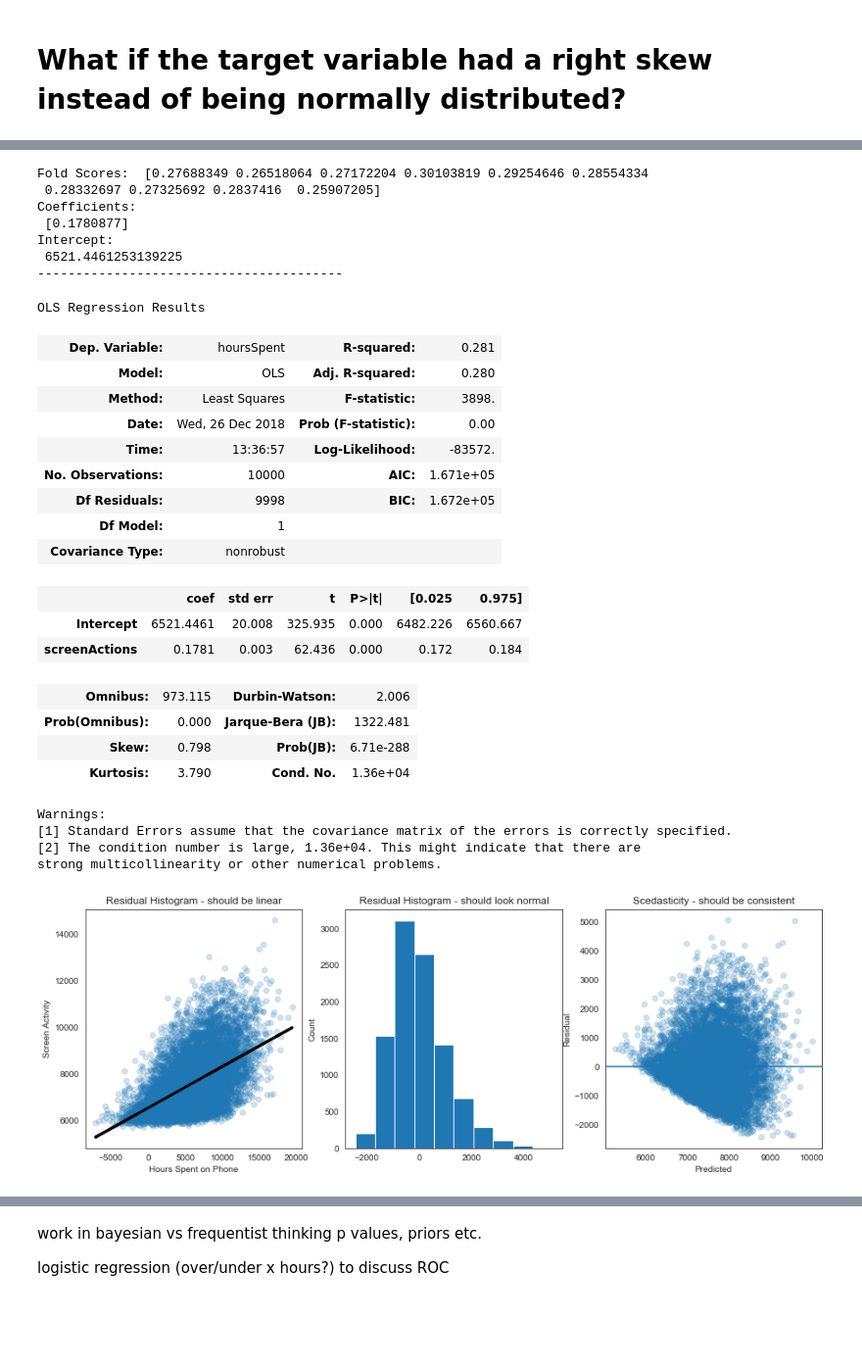
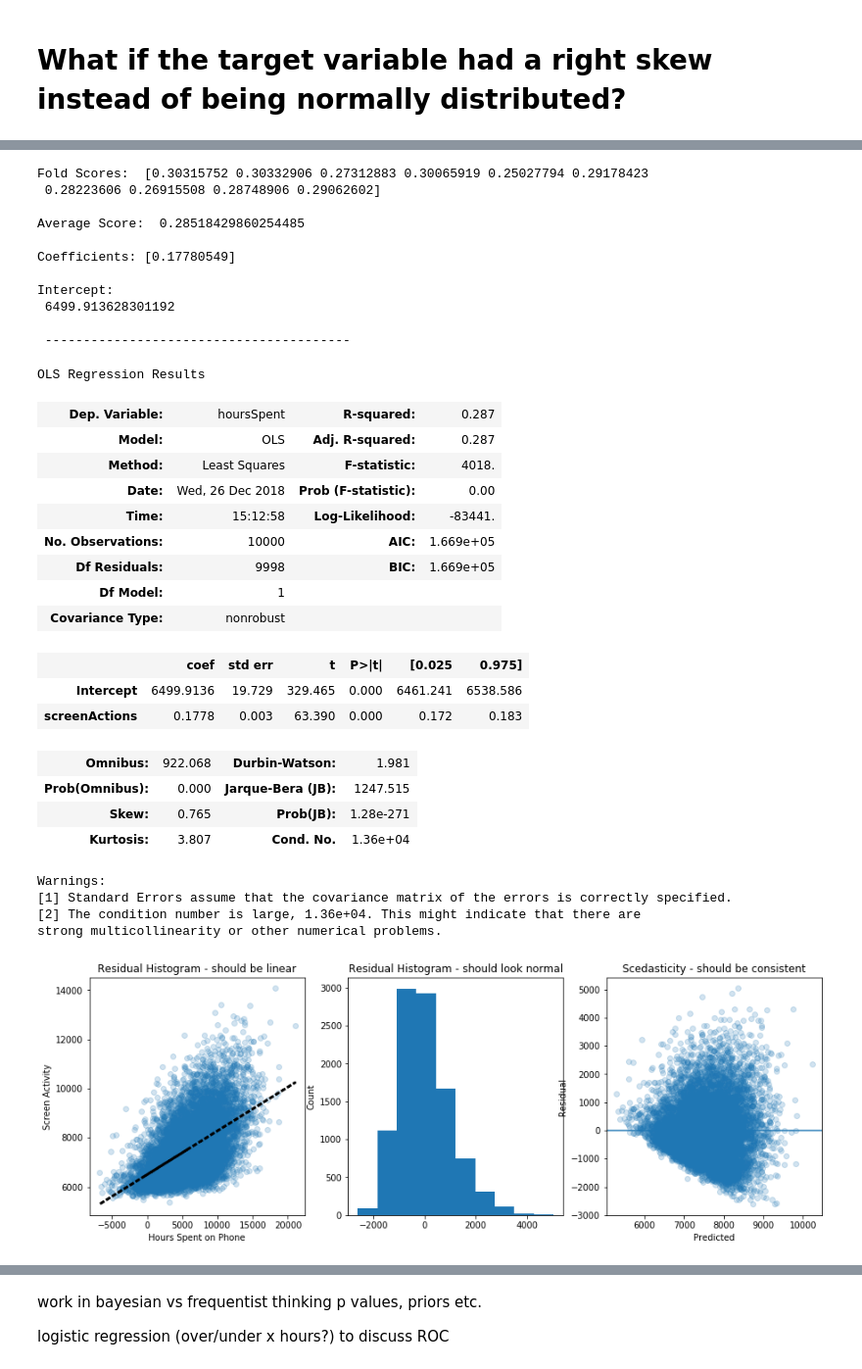
Before and after one commit to conditg/predicting-disruption, a Jupyter notebook: working-notebook.ipynb, the cells around one changed output, grey strips where cells are left out. Shown at 98% size. Cells and saved outputs as stored; diff of their text form; code cells hidden in the pictures; blank space fills up the shorter version.

```diff
--- a/working-notebook.ipynb
+++ b/working-notebook.ipynb
@@ -354,7 +359,7 @@ plt.show()
 # %% [markdown]
 # What if the target variable had a right skew instead of being normally distributed?
 # %%
-rightskew = createSet(targetskew=15, size=10000)
+rightskew = createSet(targetskew=10, size=10000)
 plt.hist(rightskew.df.hoursSpent, color='g', bins=50)
 plt.xlabel('Hours Spent on Phone (dependent variable)')
 plt.show()
@@ -369,10 +374,10 @@ y = rightskew.df['hoursSpent']
 regr.fit(pd.DataFrame(x),y)
 scores = cross_val_score(regr,pd.DataFrame(x),y,cv=10)
 print("Fold Scores: ",scores)
-print('Coefficients: \n', regr.coef_)
-print('Intercept: \n', regr.intercept_)
-print('-'*40)
-
+print("\nAverage Score: ",np.mean(scores))
+print('\nCoefficients:', regr.coef_)
+print('\nIntercept: \n', regr.intercept_)
+print('\n','-'*40)
 #statsmodels
 
 linear_formula = 'hoursSpent ~ screenActions'
@@ -381,30 +386,34 @@ linear_formula = 'hoursSpent ~ screenActions'
 lm = smf.ols(formula=linear_formula, data=rightskew.df).fit()
 lm.summary()
 # %% [output]
-Fold Scores:  [0.27688349 0.26518064 0.27172204 0.30103819 0.29254646 0.28554334
- 0.28332697 0.27325692 0.2837416  0.25907205]
-Coefficients:
- [0.1780877]
+Fold Scores:  [0.30315752 0.30332906 0.27312883 0.30065919 0.25027794 0.29178423
+ 0.28223606 0.26915508 0.28748906 0.29062602]
+
+Average Score:  0.28518429860254485
+
+Coefficients: [0.17780549]
+
 Intercept:
- 6521.4461253139225
-----------------------------------------
+ 6499.913628301192
+
+ ----------------------------------------
 OLS Regression Results
-| Dep. Variable: | hoursSpent | R-squared: | 0.281 |
-| Model: | OLS | Adj. R-squared: | 0.280 |
-| Method: | Least Squares | F-statistic: | 3898. |
+| Dep. Variable: | hoursSpent | R-squared: | 0.287 |
+| Model: | OLS | Adj. R-squared: | 0.287 |
+| Method: | Least Squares | F-statistic: | 4018. |
 | Date: | Wed, 26 Dec 2018 | Prob (F-statistic): | 0.00 |
-| Time: | 13:36:57 | Log-Likelihood: | -83572. |
-| No. Observations: | 10000 | AIC: | 1.671e+05 |
-| Df Residuals: | 9998 | BIC: | 1.672e+05 |
+| Time: | 15:12:58 | Log-Likelihood: | -83441. |
+| No. Observations: | 10000 | AIC: | 1.669e+05 |
+| Df Residuals: | 9998 | BIC: | 1.669e+05 |
 | Df Model: | 1 |  |  |
 | Covariance Type: | nonrobust |  |  |
 |  | coef | std err | t | P>|t| | [0.025 | 0.975] |
-| Intercept | 6521.4461 | 20.008 | 325.935 | 0.000 | 6482.226 | 6560.667 |
-| screenActions | 0.1781 | 0.003 | 62.436 | 0.000 | 0.172 | 0.184 |
+| Intercept | 6499.9136 | 19.729 | 329.465 | 0.000 | 6461.241 | 6538.586 |
+| screenActions | 0.1778 | 0.003 | 63.390 | 0.000 | 0.172 | 0.183 |
-| Omnibus: | 973.115 | Durbin-Watson: | 2.006 |
-| Prob(Omnibus): | 0.000 | Jarque-Bera (JB): | 1322.481 |
-| Skew: | 0.798 | Prob(JB): | 6.71e-288 |
-| Kurtosis: | 3.790 | Cond. No. | 1.36e+04 |
+| Omnibus: | 922.068 | Durbin-Watson: | 1.981 |
+| Prob(Omnibus): | 0.000 | Jarque-Bera (JB): | 1247.515 |
+| Skew: | 0.765 | Prob(JB): | 1.28e-271 |
+| Kurtosis: | 3.807 | Cond. No. | 1.36e+04 |
 Warnings:
 [1] Standard Errors assume that the covariance matrix of the errors is correctly specified.
 [2] The condition number is large, 1.36e+04. This might indicate that there are
@@ -412,25 +421,25 @@ strong multicollinearity or other numerical problems.
 # %%
 #Let's check how our output looks:
 pred = cross_val_predict(regr,pd.DataFrame(x),y,cv=10)
 residual = y - pred
 
 plt.figure(figsize=[15,5])
 plt.subplot(131)
 plt.scatter(x,y, alpha=.2)
-plt.plot(x, regr.predict(pd.DataFrame(x)), color='black', linewidth=3)
+plt.plot(x, regr.predict(pd.DataFrame(x)), color='black', lw=3, ls='dotted')
 plt.title('Residual Histogram - should be linear')
 plt.xlabel('Hours Spent on Phone')
 plt.ylabel('Screen Activity')
 plt.subplot(132)
 plt.hist(residual)
 plt.title('Residual Histogram - should look normal')
 plt.ylabel('Count')
 plt.subplot(133)
 plt.scatter(pred, residual, alpha=.2)
 plt.xlabel('Predicted')
 plt.ylabel('Residual')
 plt.axhline(y=0)
 plt.title('Scedasticity - should be consistent')
 plt.show()
 # %% [output]
-[figure, old version]
+[figure, new version]
```
Also changed, not shown: parts of 24 cells of this notebook.
